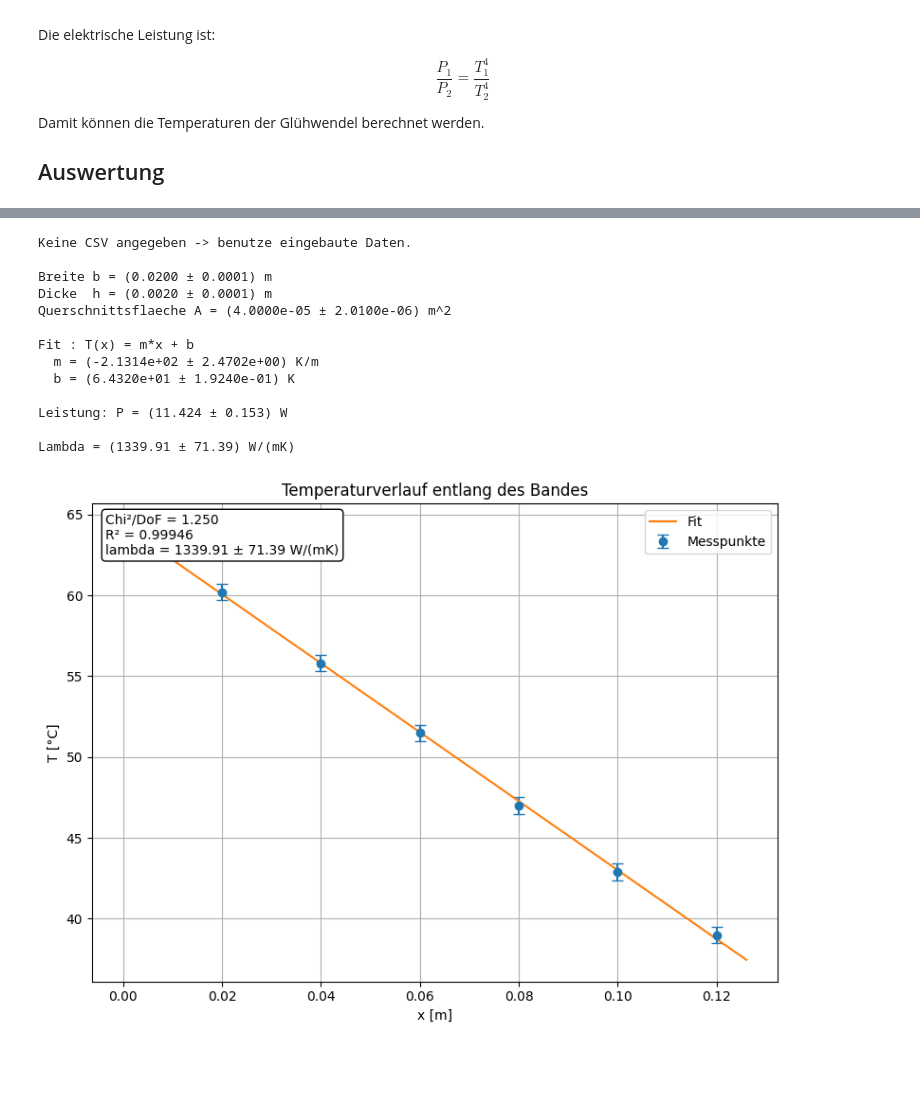
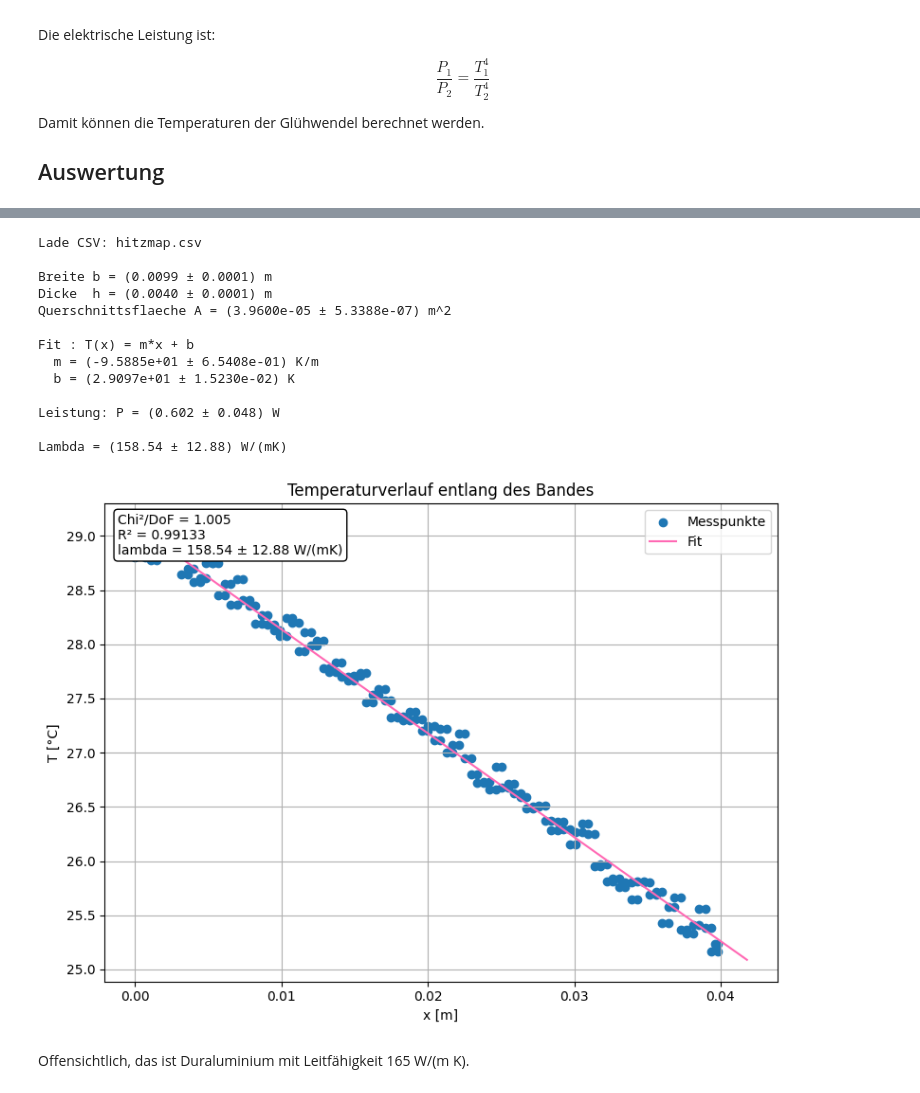
Before and after one commit to olegoniy/Lab, a Jupyter notebook: Lab7/Di01-PW7.ipynb, the cells around one changed output, grey strips where cells are left out. Saved outputs shown, nothing was run; the diff lists cells and outputs as text; code cells hidden in the pictures; blank space fills up the shorter version.

```diff
--- a/Lab7/Di01-PW7.ipynb
+++ b/Lab7/Di01-PW7.ipynb
@@ -690,9 +682,6 @@ def load_csv_or_default(csv_path, default_dict):
     for key in default_dict:
         if key in data.dtype.names:
             result[key] = data[key]
-        else:
-            print(f"Spalte '{key}' nicht gefunden -> benutze Default.")
-            result[key] = default_dict[key]
 
     return result
 
@@ -746,8 +735,8 @@ def compute_chi2_and_r2(x, y, fit_func):
     R2 = 1 - ss_res / ss_tot
     return chi2, chi2_dof, R2
 
-def fit_T_vs_x(x_mm, T, label=""):
-    x_m = x_mm / 1000
+def fit_T_vs_x(x_mm, T, l, label=""):
+    x_m = x_mm * l / 94.0
     y = T
     coeffs, cov = np.polyfit(x_m, y, 1, cov=True)
     m, b = coeffs
@@ -840,9 +829,9 @@ def plot_results(x_m, T, T_err, fit_func, stats, lam, dlam, label):
     chi2, chi2_dof, R2 = stats
 
     plt.figure(figsize=(8,6))
-    plt.errorbar(x_m, T, yerr=T_err, fmt="o", capsize=4, label="Messpunkte")
+    plt.scatter(x_m, T, marker="o", label="Messpunkte")
     x_all = np.linspace(0, np.max(x_m)*1.05, 300)
-    plt.plot(x_all, fit_func(x_all), "-", label="Fit")
+    plt.plot(x_all, fit_func(x_all), "-", label="Fit", color="hotpink")
 
     txt  = f"Chi²/DoF = {chi2_dof:.3f}\nR² = {R2:.5f}\n"
     txt += f"lambda = {lam:.2f} ± {dlam:.2f} W/(mK)"
@@ -879,18 +868,20 @@ def main(csv_path=None):
 
     x_mm = data["x_mm"]
     T_C  = data["T_C"]
-    U    = data["U_heiz"]
-    I    = data["I_heiz"]
+    U    = np.full_like(x_mm, 14, dtype=float)
+    I    = np.full_like(x_mm, 0.043, dtype=float)
 
     # ----------------------------------------------------------
     # Geometrie: duennes rechteckiges Band
     # ----------------------------------------------------------
     # Beispielwerte: Breite b und Dicke h in m
     # HIER deine realen Werte und Unsicherheiten eintragen:
-    b  = 0.020   # 20 mm Breite
-    db = 0.0001  # 0.1 mm Unsicherheit
-    h  = 0.002   # 2 mm Dicke
-    dh = 0.0001  # 0.1 mm Unsicherheit
+    b  = 0.0099
+    db = 0.00005
+    h  = 0.004
+    dh = 0.00005
+
+    l = 0.0396
 
     A, dA = compute_area_rectangle(b, db, h, dh)
 
@@ -899,50 +890,52 @@ def main(csv_path=None):
     print(f"Querschnittsflaeche A = ({A:.4e} ± {dA:.4e}) m^2\n")
 
     # Temp-Fehler (z.B. Thermoelement ±0.5 K)
-    T_err = np.full_like(T_C, 0.5)
+    T_err = np.full_like(T_C, 0.0)
 
     # ----------------------------------------------------------
     # Fit T(x)
     # ----------------------------------------------------------
-    m, dm, f, x_m, y, stats = fit_T_vs_x(x_mm, T_C)
+    m, dm, f, x_m, y, stats = fit_T_vs_x(x_mm, T_C, l, "")
 
     # ----------------------------------------------------------
     # Leistung
     # ----------------------------------------------------------
     U_range = 60
     I_range = 6
     P, dP = compute_power_with_errors(U, I, U_range, I_range)
 
     # ----------------------------------------------------------
     # Lambda
     # ----------------------------------------------------------
     lam = compute_lambda(P, A, m)
     dlam = propagate_error_lambda(P, dP, A, dA, m, dm)
 
     print(f"Lambda = ({lam:.2f} ± {dlam:.2f}) W/(mK)\n")
 
     # ----------------------------------------------------------
     # Plot
     # ----------------------------------------------------------
     plot_results(x_m, y, T_err, f, stats, lam, dlam, "Temperaturverlauf entlang des Bandes")
 
 
 if __name__ == "__main__":
     # Beispiel:
-    # main(\"experiment2.csv\")
-    main(None)
+    main("hitzmap.csv")
+    #main(None)
 # %% [output]
-Keine CSV angegeben -> benutze eingebaute Daten.
+Lade CSV: hitzmap.csv
 
-Breite b = (0.0200 ± 0.0001) m
-Dicke  h = (0.0020 ± 0.0001) m
-Querschnittsflaeche A = (4.0000e-05 ± 2.0100e-06) m^2
+Breite b = (0.0099 ± 0.0001) m
+Dicke  h = (0.0040 ± 0.0001) m
+Querschnittsflaeche A = (3.9600e-05 ± 5.3388e-07) m^2
 
 Fit : T(x) = m*x + b
-  m = (-2.1314e+02 ± 2.4702e+00) K/m
-  b = (6.4320e+01 ± 1.9240e-01) K
+  m = (-9.5885e+01 ± 6.5408e-01) K/m
+  b = (2.9097e+01 ± 1.5230e-02) K
 
-Leistung: P = (11.424 ± 0.153) W
+Leistung: P = (0.602 ± 0.048) W
 
-Lambda = (1339.91 ± 71.39) W/(mK)
+Lambda = (158.54 ± 12.88) W/(mK)
-[figure, old version]
+[figure, new version]
+# %% [markdown]
+Offensichtlich, das ist Duraluminium mit Leitfähigkeit 165 W/(m K).
```
Also changed, not shown: parts of 2 cells of this notebook, 3 other files.
